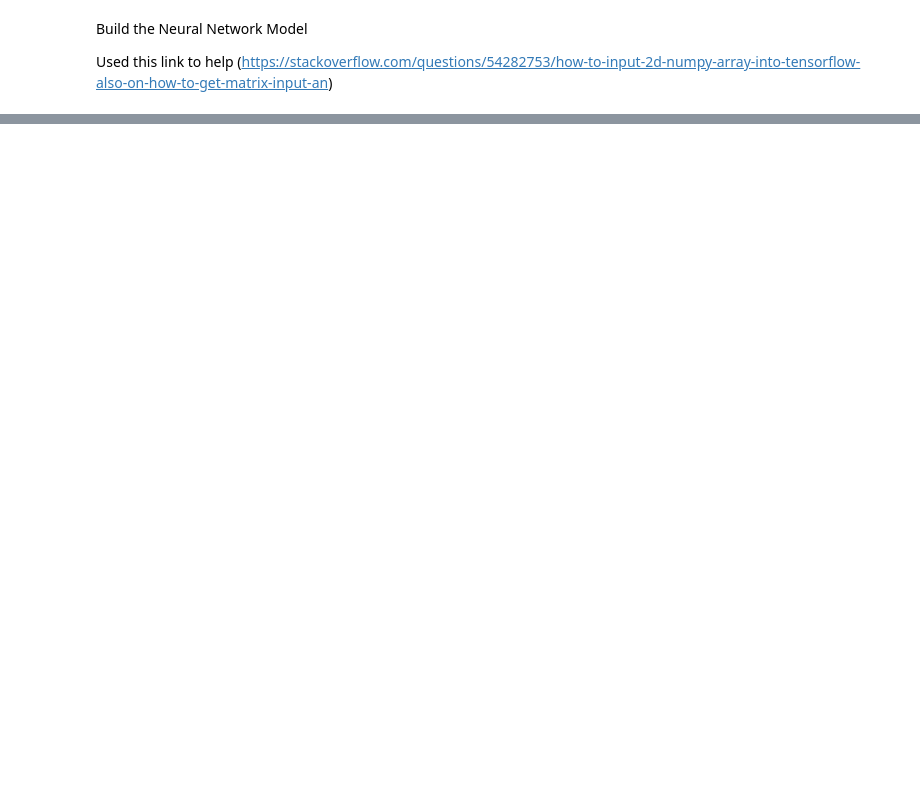
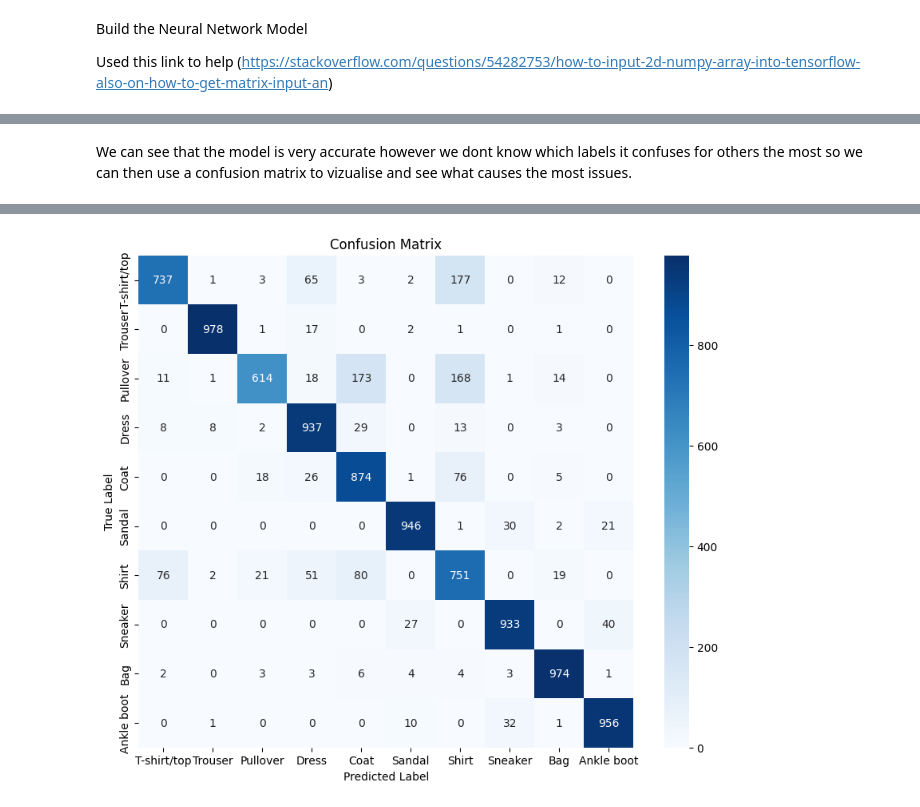
Before and after one commit to MoldyDaniel/-IE500618-Assignment-3-, a Jupyter notebook: Code.ipynb, the cells around one changed output, grey strips where cells are left out. Drawn from its saved outputs; the diff is of its cells as text; code cells hidden in the pictures; blank space fills up the shorter version.

```diff
--- a/Code.ipynb
+++ b/Code.ipynb
@@ -92,0 +170,18 @@ Model: "sequential_1"
+# %% [markdown]
+We can see that the model is very accurate however we dont know which labels it confuses for others the most so we can then use a confusion matrix to vizualise and see what causes the most issues.
+# %%
+# Make predictions on the test set
+y_pred_probabilities = model.predict(X_test)
+y_pred = np.argmax(y_pred_probabilities, axis=1)
+
+# Calculate and plot the confusion matrix
+cm = confusion_matrix(y_test, y_pred)
+
+# This Plot was made with help from AI
+plt.figure(figsize=(10, 8))
+sns.heatmap(cm, annot=True, fmt='d', cmap='Blues', xticklabels=Labels, yticklabels=Labels)
+plt.title('Confusion Matrix')
+plt.xlabel('Predicted Label')
+plt.ylabel('True Label')
+plt.show()
+# %% [output]
@@ -92,0 +189 @@ Model: "sequential_1"
+[figure, added]
```
Also changed, not shown: parts of 13 cells of this notebook.
